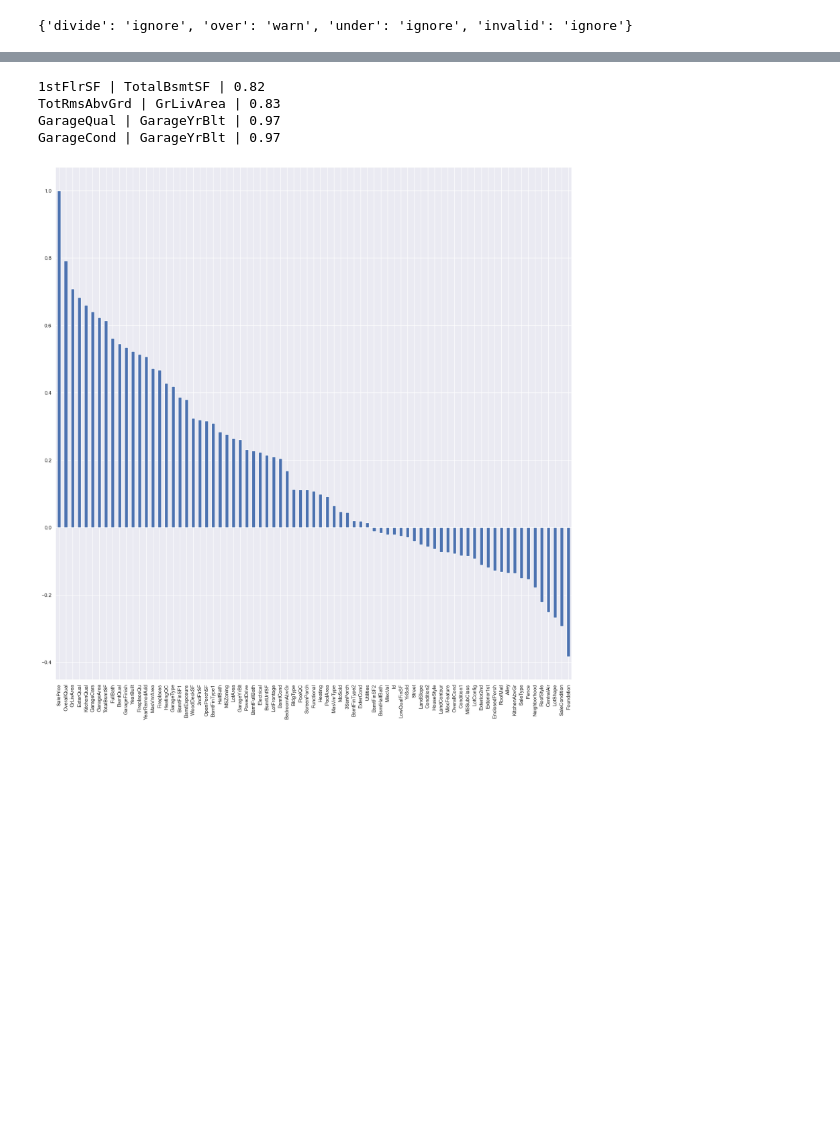
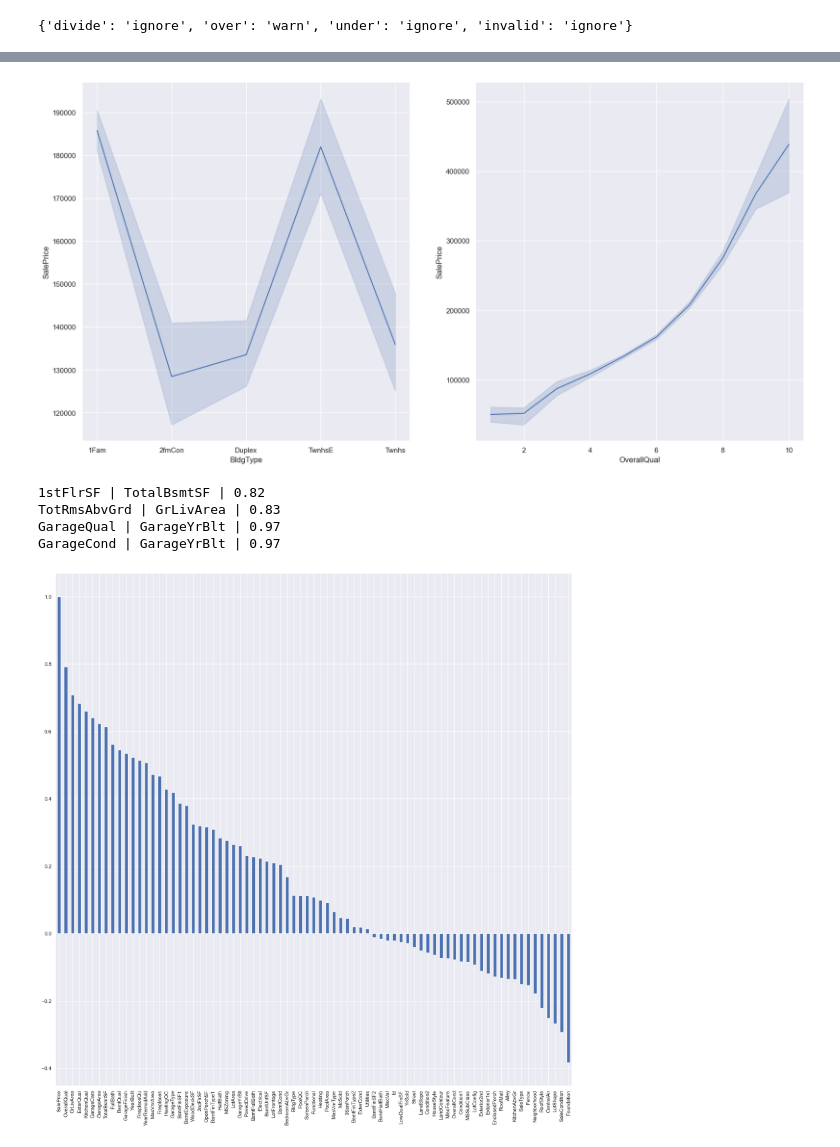
Before and after one commit to zoxione/ai-labs-2022, a Jupyter notebook: lab1/main.ipynb, the cells around one changed output, grey strips where cells are left out. Drawn from its saved outputs; the diff is of its cells as text; code cells hidden in the pictures; blank space fills up the shorter version.

```diff
--- a/lab1/main.ipynb
+++ b/lab1/main.ipynb
@@ -116 +130,11 @@ read_file()
+# %%
+# Возьмем для примера признаки "Тип жилища" и "Отделка дома"
+plt.figure(figsize=(20, 10))
+plt.subplot(1, 2, 1)
+sns.lineplot(data=dfTrain, x="BldgType", y="SalePrice")
+plt.subplot(1, 2, 2)
+sns.lineplot(data=dfTrain, x="OverallQual", y="SalePrice")
+plt.show()
+# %% [output]
+[figure, added]
 # %%
```
Also changed, not shown: parts of 4 cells of this notebook, 11 other files.
